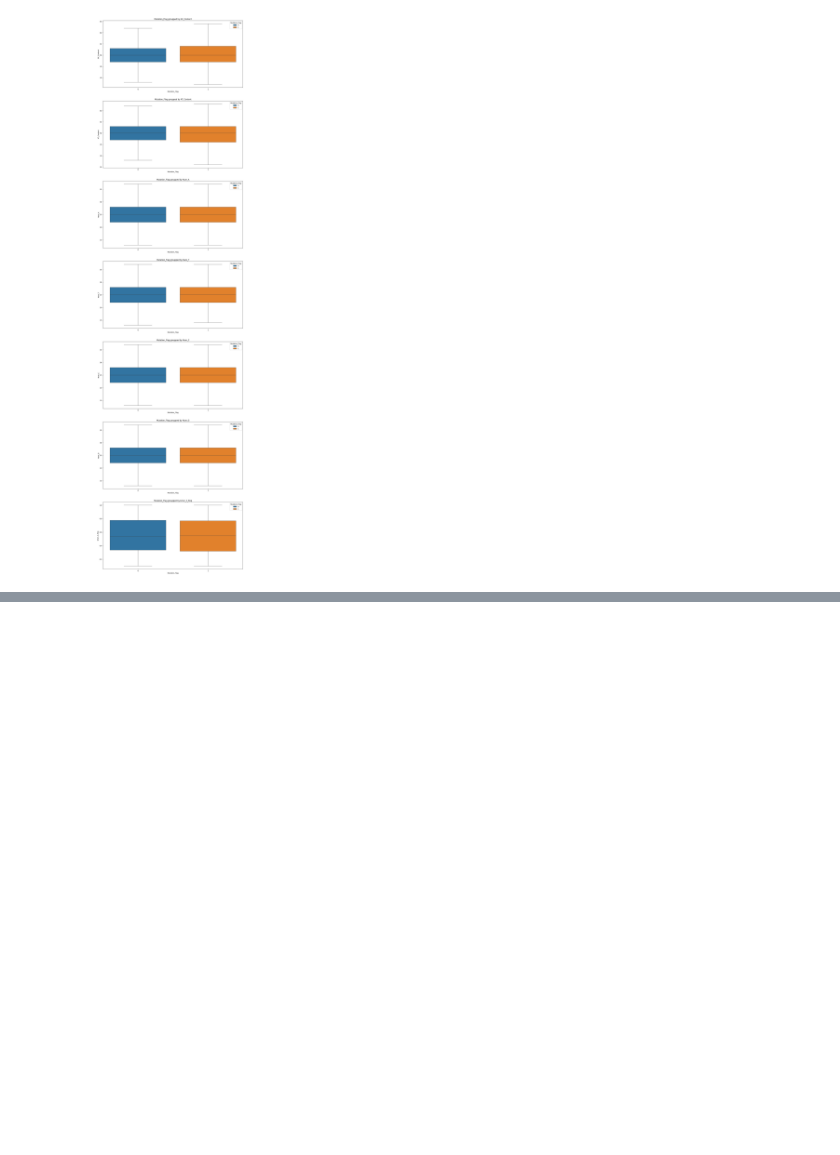
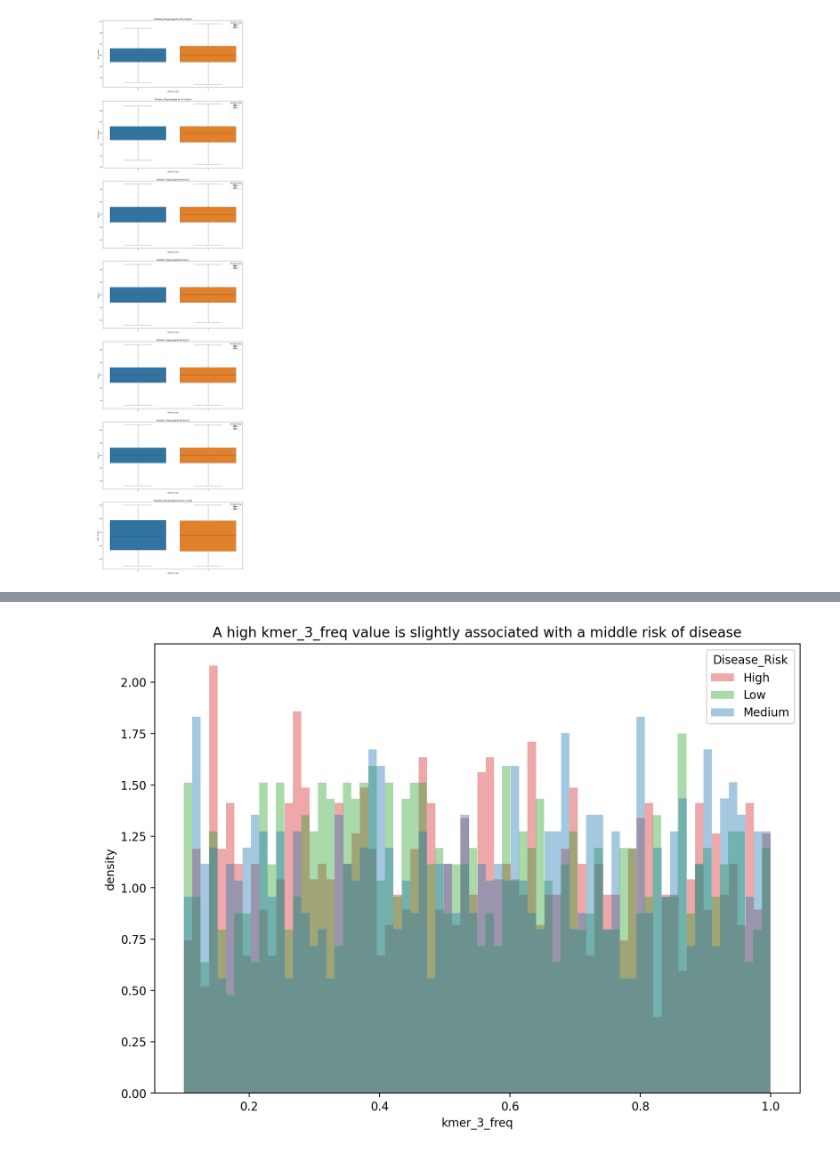
Before and after one commit to YamenNahhas/my-data-project, a Jupyter notebook: notebooks/DNA classification/DNA_data.ipynb, the cells around one changed output, grey strips where cells are left out. Drawn from its saved outputs; the diff is of its cells as text; code cells hidden in the pictures; blank space fills up the shorter version.

```diff
--- a/notebooks/DNA classification/DNA_data.ipynb
+++ b/notebooks/DNA classification/DNA_data.ipynb
@@ -138,3 +155,27 @@ plt.tight_layout;
+# %%
+#Visualization of Disease_Risk with numeric columns by histogram
+selected_stages = ['High', 'Medium', 'Low']
+colors = {'High': 'tab:red', 'Medium': 'tab:blue', 'Low': 'tab:green'}
+fig, ax = plt.subplots(figsize=(10, 7), dpi=200)
+for stage, group in df.groupby('Disease_Risk'):
+    if stage in selected_stages:
+        group['kmer_3_freq'].plot(
+            kind='hist',
+            density=True,
+            alpha=0.4,
+            color=colors[stage],
+            ax=ax,
+            label=stage, legend=True, bins=70)
+
+ax.set_xlabel('kmer_3_freq')
+ax.set_ylabel('density')
+ax.set_title('A high kmer_3_freq value is slightly associated with a middle risk of disease')
+ax.grid(False);
+ax.legend(framealpha=0.005);
+plt.legend(title='Disease_Risk')
+plt.show()
+# %% [output]
+[figure, added]
 # %%
 #Visualization of Class_Label with Mutation_flag
 fig, ax=plt.subplots(figsize=(16, 9), dpi=200);
```
Also changed, not shown: parts of 7 cells of this notebook.
